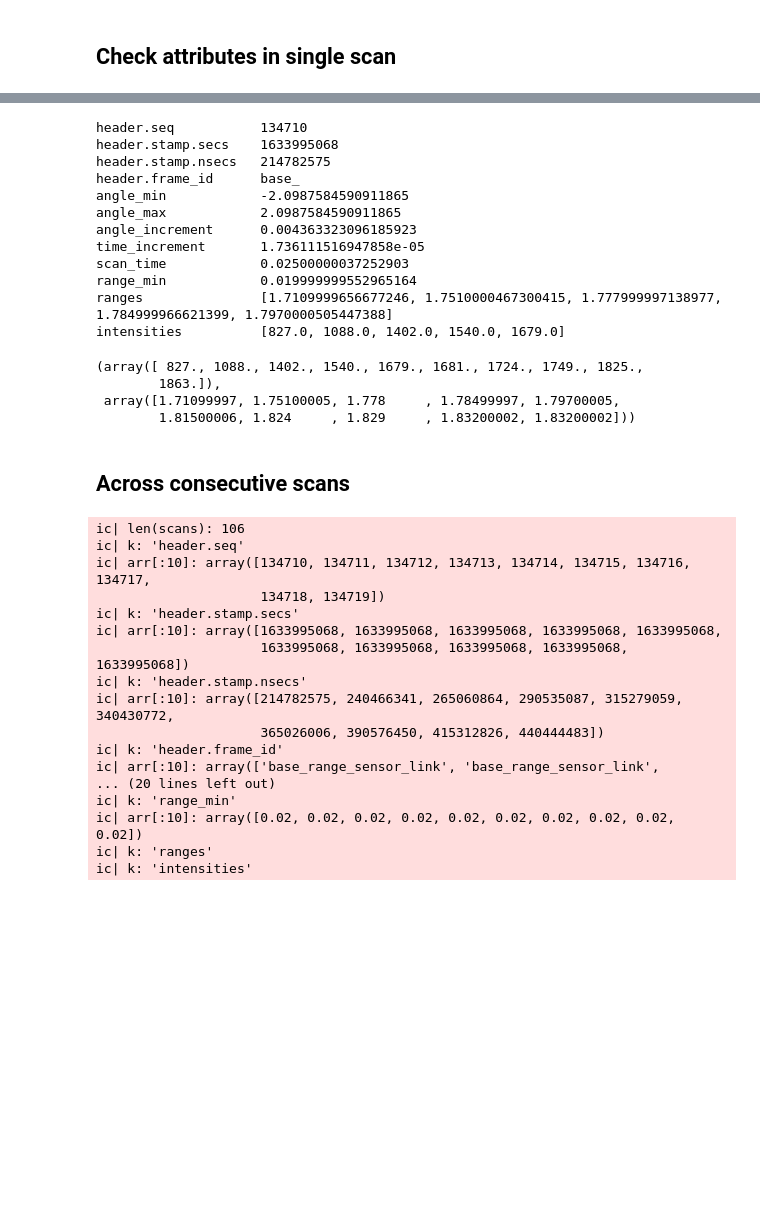
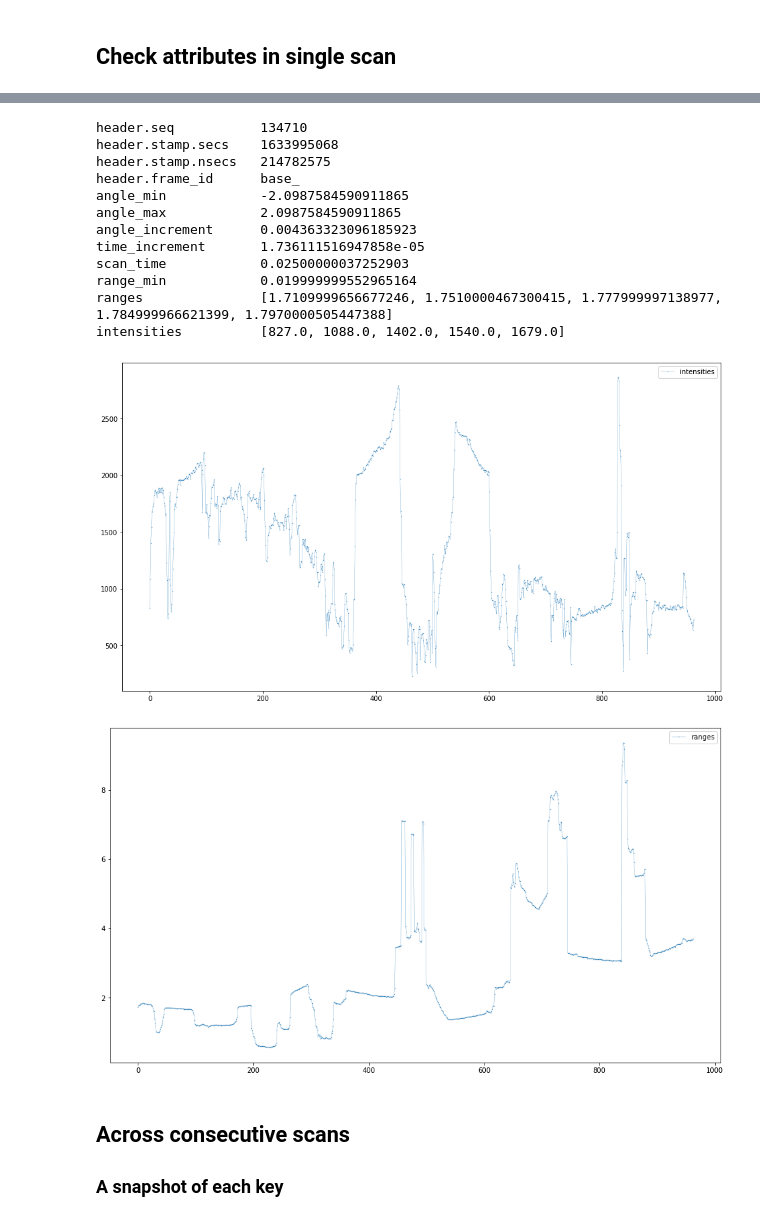
Before and after one commit to StefanHeng/Multi-robot-Pose-Estimation, a Jupyter notebook: notebooks/explore_hsr_data.ipynb, the cells around one changed output, grey strips where cells are left out. Drawn from its saved outputs; the diff is of its cells as text; code cells hidden in the pictures; blank space fills up the shorter version.

Commit message:
Update: explore laser scan output content

```diff
--- a/notebooks/explore_hsr_data.ipynb
+++ b/notebooks/explore_hsr_data.ipynb
@@ -35,12 +34,13 @@ scans = get_scans(fnms[0])
 ## Check attributes in single scan
 # %%
 s = scans[0]
+ks = list(keys(s))
 
-ic(list(keys(s)))
+ic(ks)
 pp(s)
 
 n_beams = ((s['angle_max'] - s['angle_min']) / s['angle_increment']) + 1
-assert isclose(n_beams, int(n_beams), abs_tol=1e-4)
+assert isclose(n_beams, round(n_beams), abs_tol=1e-4)
 n_beams = int(n_beams)
 ic(n_beams)
 
@@ -49,4 +49,7 @@ ranges = np.array(s['ranges'])
 assert n_beams == intens.size and n_beams == ranges.size
 
 ic(intens[:10], ranges[:10])
+
+plot_1d(intens, label='intensities')
+plot_1d(ranges, label='ranges')
 # %% [output]
@@ -65,66 +68,24 @@ ic| list(keys(s)): ['header.seq',
 ic| n_beams: 963
 ic| intens[:10]: array([ 827., 1088., 1402., 1540., 1679., 1681., 1724., 1749., 1825.,
                         1863.])
     ranges[:10]: array([1.71099997, 1.75100005, 1.778     , 1.78499997, 1.79700005,
                         1.81500006, 1.824     , 1.829     , 1.83200002, 1.83200002])
 header.seq           134710
 header.stamp.secs    1633995068
 header.stamp.nsecs   214782575
 header.frame_id      base_
 angle_min            -2.0987584590911865
 angle_max            2.0987584590911865
 angle_increment      0.004363323096185923
 time_increment       1.736111516947858e-05
 scan_time            0.02500000037252903
 range_min            0.019999999552965164
 ranges               [1.7109999656677246, 1.7510000467300415, 1.777999997138977, 1.784999966621399, 1.7970000505447388]
 intensities          [827.0, 1088.0, 1402.0, 1540.0, 1679.0]
-(array([ 827., 1088., 1402., 1540., 1679., 1681., 1724., 1749., 1825.,
-        1863.]),
- array([1.71099997, 1.75100005, 1.778     , 1.78499997, 1.79700005,
-        1.81500006, 1.824     , 1.829     , 1.83200002, 1.83200002]))
+[figure, added]
+[figure, added]
 # %% [markdown]
 ## Across consecutive scans
+
+
+### A snapshot of each key
-# %%
-ic(len(scans))
-
-def map_scans(key):
-    return np.vectorize(lambda x: get(x, key))(scans)
-
-
-# frame_ids = map_scans('header.frame_id')
-# seqs = map_scans('header.seq')
-# secs = map_scans('header.stamp.secs')
-# nsecs = map_scans('header.stamp.nsecs')
-# range_mins = map_scans('range_min')
-# scan_times = map_scans('scan_time')
-# time_increments = map_scans('time_increment')
-# ic(frame_ids, seqs, secs, nsecs, range_mins, scan_times, time_increments)
-#
-# seqs, secs, nsecs, frame_ids, angle_mins, angle_maxs, angle_increments, time_increments, scan_times, range_mins, ranges, intensities = list(map(map_scans, keys(s)))
-# ic(seqs, secs, nsecs, frame_ids, angle_mins, angle_maxs, angle_increments, time_increments, scan_times, range_mins, ranges, intensities)
-
-
-for k in keys(s):
-    ic(k)
-    if type(get(s, k)) is not list:
-        arr = map_scans(k)
-        ic(arr[:10])
-# %% [output]
-ic| len(scans): 106
-ic| k: 'header.seq'
-ic| arr[:10]: array([134710, 134711, 134712, 134713, 134714, 134715, 134716, 134717,
-                     134718, 134719])
-ic| k: 'header.stamp.secs'
-ic| arr[:10]: array([1633995068, 1633995068, 1633995068, 1633995068, 1633995068,
-                     1633995068, 1633995068, 1633995068, 1633995068, 1633995068])
-ic| k: 'header.stamp.nsecs'
-ic| arr[:10]: array([214782575, 240466341, 265060864, 290535087, 315279059, 340430772,
-                     365026006, 390576450, 415312826, 440444483])
-ic| k: 'header.frame_id'
-ic| arr[:10]: array(['base_range_sensor_link', 'base_range_sensor_link',
-... (20 lines left out)
-ic| k: 'range_min'
-ic| arr[:10]: array([0.02, 0.02, 0.02, 0.02, 0.02, 0.02, 0.02, 0.02, 0.02, 0.02])
-ic| k: 'ranges'
-ic| k: 'intensities'
```
Also changed, not shown: parts of 5 cells of this notebook, 1 other file.
